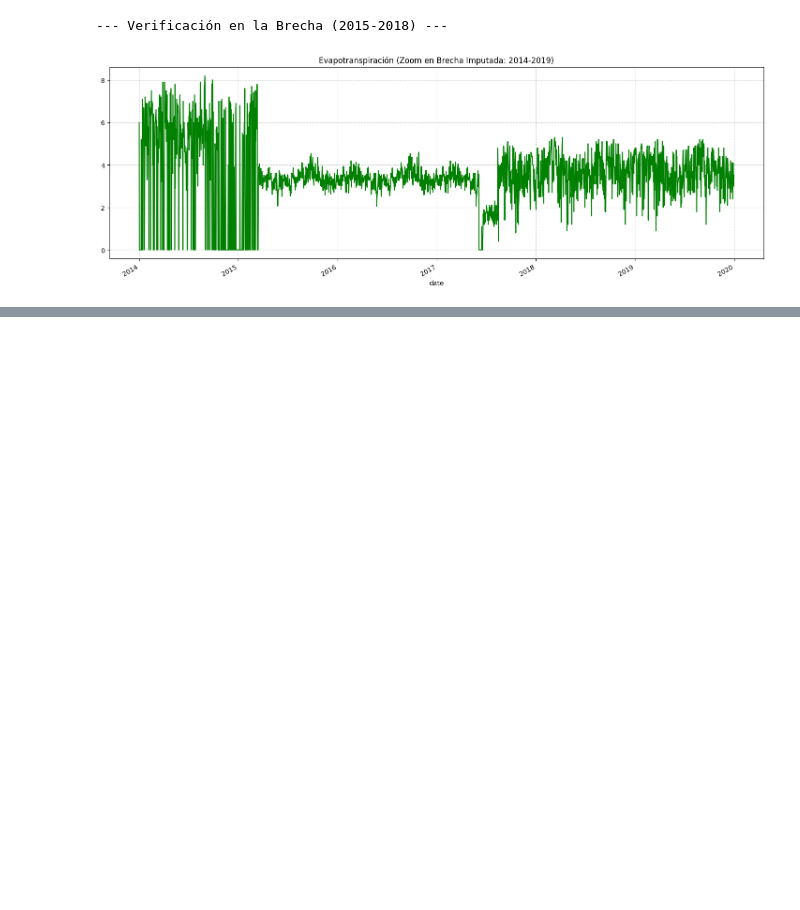
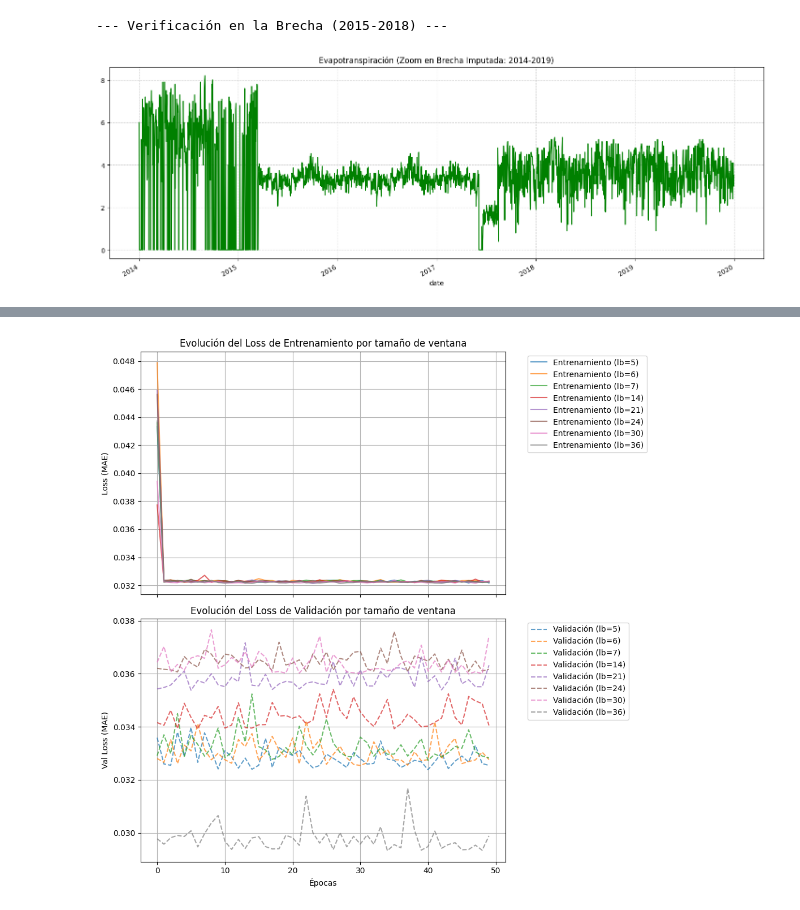
Before and after one commit to Laura9704/Fundamentos_MCD, a Jupyter notebook: Modelo_RNN.ipynb, the cells around one changed output, grey strips where cells are left out. Cells and saved outputs as stored; diff of their text form; code cells hidden in the pictures; blank space fills up the shorter version.

```diff
--- a/Modelo_RNN.ipynb
+++ b/Modelo_RNN.ipynb
@@ -747,0 +563,27 @@ print("--- ENTRENAMIENTO RNN TERMINADO ---")
+# %%
+# ===============================================================
+#  Gráfico de evolución del Loss (Train y Validación)
+# ===============================================================
+fig, axes = plt.subplots(2, 1, figsize=(10, 10), sharex=True)
+
+# --- Train Loss
+for n_steps, history in histories.items():
+    axes[0].plot(history.history['loss'], label=f'Entrenamiento (lb={n_steps})', alpha=0.7)
+axes[0].set_title('Evolución del Loss de Entrenamiento por tamaño de ventana')
+axes[0].set_ylabel('Loss (MAE)')
+axes[0].legend(bbox_to_anchor=(1.05, 1), loc='upper left')
+axes[0].grid(True)
+
+# --- Validation Loss
+for n_steps, history in histories.items():
+    axes[1].plot(history.history['val_loss'], linestyle='--', label=f'Validación (lb={n_steps})', alpha=0.7)
+axes[1].set_title('Evolución del Loss de Validación por tamaño de ventana')
+axes[1].set_xlabel('Épocas')
+axes[1].set_ylabel('Val Loss (MAE)')
+axes[1].legend(bbox_to_anchor=(1.05, 1), loc='upper left')
+axes[1].grid(True)
+
+plt.tight_layout()
+plt.show()
+# %% [output]
+[figure, added]
```
Also changed, not shown: parts of 46 cells of this notebook.
